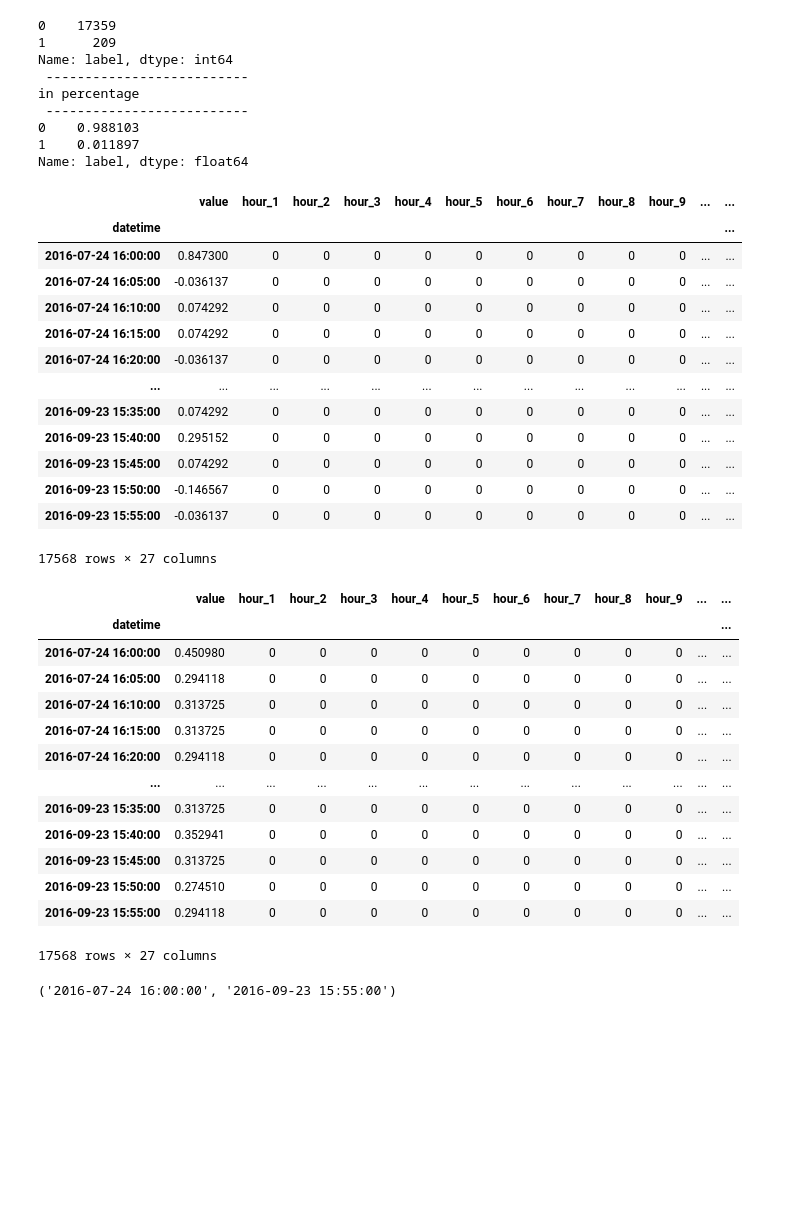
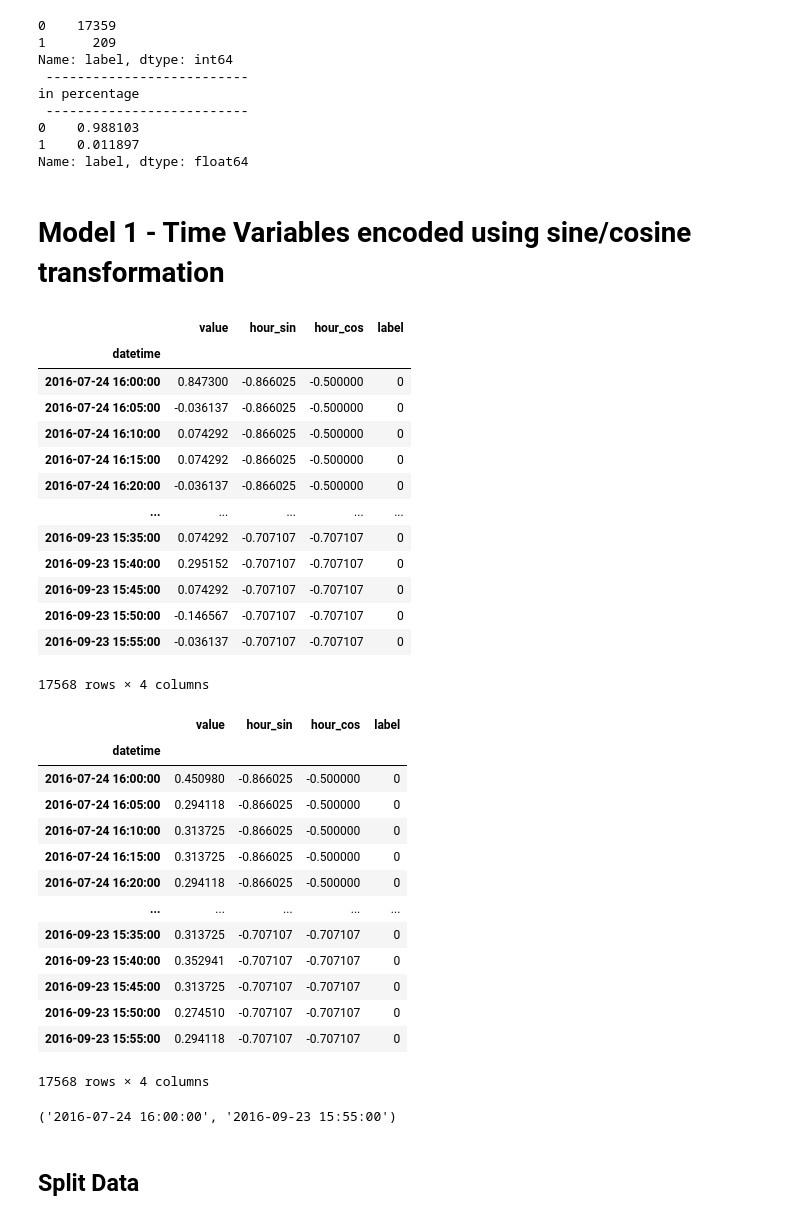
Before and after one commit to ChetanaRajabhoj/kagglex-project, a Jupyter notebook: notebooks/4.0-cr-model-1-autoencoder.ipynb, the cells around one changed output. Saved outputs shown, nothing was run; the diff lists cells and outputs as text; code cells hidden in the pictures; blank space fills up the shorter version.

```diff
--- a/notebooks/4.0-cr-model-1-autoencoder.ipynb
+++ b/notebooks/4.0-cr-model-1-autoencoder.ipynb
@@ -16,3 +19,6 @@ dfcpu = pd.read_csv('../data/processed/cpu4.csv')
+# %%
+# dfcpu = pd.read_csv('../data/processed/cpu4.csv')
+dfcpu = pd.read_csv('https://raw.githubusercontent.com/ChetanaRajabhoj/kagglex-project/main/data/processed/cpu4.csv')
 # %%
 dfcpu.columns
 # %% [output]
@@ -38,51 +44,52 @@ in percentage
 0    0.988103
 1    0.011897
 Name: label, dtype: float64
+# %% [markdown]
+# Model 1 - Time Variables encoded using sine/cosine transformation
 # %%
-columnlist = [ 'datetime','value',
-               'hour_1', 'hour_2', 'hour_3', 'hour_4','hour_5', 'hour_6', 'hour_7', 'hour_8', 'hour_9', 'hour_10',
-               'hour_11','hour_12', 'hour_13', 'hour_14', 'hour_15', 'hour_16', 'hour_17','hour_18', 'hour_19', 'hour_20',
-               'hour_21', 'hour_22', 'hour_23', 'hour_sin', 'hour_cos', 'label']
+columnlist = [ 'datetime','value', 'hour_sin', 'hour_cos', 'label']
 data = dfcpu[columnlist].copy().set_index('datetime')
 data
 # %% [output]
-|  | value | hour_1 | hour_2 | hour_3 | hour_4 | hour_5 | hour_6 | hour_7 | hour_8 | hour_9 | ... | ... |
-| datetime |  |  |  |  |  |  |  |  |  |  |  | ... |
-| 2016-07-24 16:00:00 | 0.847300 | 0 | 0 | 0 | 0 | 0 | 0 | 0 | 0 | 0 | ... | ... |
-| 2016-07-24 16:05:00 | -0.036137 | 0 | 0 | 0 | 0 | 0 | 0 | 0 | 0 | 0 | ... | ... |
-| 2016-07-24 16:10:00 | 0.074292 | 0 | 0 | 0 | 0 | 0 | 0 | 0 | 0 | 0 | ... | ... |
-| 2016-07-24 16:15:00 | 0.074292 | 0 | 0 | 0 | 0 | 0 | 0 | 0 | 0 | 0 | ... | ... |
-| 2016-07-24 16:20:00 | -0.036137 | 0 | 0 | 0 | 0 | 0 | 0 | 0 | 0 | 0 | ... | ... |
-| ... | ... | ... | ... | ... | ... | ... | ... | ... | ... | ... | ... | ... |
-| 2016-09-23 15:35:00 | 0.074292 | 0 | 0 | 0 | 0 | 0 | 0 | 0 | 0 | 0 | ... | ... |
-| 2016-09-23 15:40:00 | 0.295152 | 0 | 0 | 0 | 0 | 0 | 0 | 0 | 0 | 0 | ... | ... |
-| 2016-09-23 15:45:00 | 0.074292 | 0 | 0 | 0 | 0 | 0 | 0 | 0 | 0 | 0 | ... | ... |
-| 2016-09-23 15:50:00 | -0.146567 | 0 | 0 | 0 | 0 | 0 | 0 | 0 | 0 | 0 | ... | ... |
-| 2016-09-23 15:55:00 | -0.036137 | 0 | 0 | 0 | 0 | 0 | 0 | 0 | 0 | 0 | ... | ... |
+|  | value | hour_sin | hour_cos | label |
+| datetime |  |  |  |  |
+| 2016-07-24 16:00:00 | 0.847300 | -0.866025 | -0.500000 | 0 |
+| 2016-07-24 16:05:00 | -0.036137 | -0.866025 | -0.500000 | 0 |
+| 2016-07-24 16:10:00 | 0.074292 | -0.866025 | -0.500000 | 0 |
+| 2016-07-24 16:15:00 | 0.074292 | -0.866025 | -0.500000 | 0 |
+| 2016-07-24 16:20:00 | -0.036137 | -0.866025 | -0.500000 | 0 |
+| ... | ... | ... | ... | ... |
+| 2016-09-23 15:35:00 | 0.074292 | -0.707107 | -0.707107 | 0 |
+| 2016-09-23 15:40:00 | 0.295152 | -0.707107 | -0.707107 | 0 |
+| 2016-09-23 15:45:00 | 0.074292 | -0.707107 | -0.707107 | 0 |
+| 2016-09-23 15:50:00 | -0.146567 | -0.707107 | -0.707107 | 0 |
+| 2016-09-23 15:55:00 | -0.036137 | -0.707107 | -0.707107 | 0 |
-17568 rows × 27 columns
+17568 rows × 4 columns
 # %%
 scaler = MinMaxScaler(feature_range=(0, 1))
 data['value'] = scaler.fit_transform(data['value'].values.reshape(-1, 1))
 data
 # %% [output]
-|  | value | hour_1 | hour_2 | hour_3 | hour_4 | hour_5 | hour_6 | hour_7 | hour_8 | hour_9 | ... | ... |
-| datetime |  |  |  |  |  |  |  |  |  |  |  | ... |
-| 2016-07-24 16:00:00 | 0.450980 | 0 | 0 | 0 | 0 | 0 | 0 | 0 | 0 | 0 | ... | ... |
-| 2016-07-24 16:05:00 | 0.294118 | 0 | 0 | 0 | 0 | 0 | 0 | 0 | 0 | 0 | ... | ... |
-| 2016-07-24 16:10:00 | 0.313725 | 0 | 0 | 0 | 0 | 0 | 0 | 0 | 0 | 0 | ... | ... |
-| 2016-07-24 16:15:00 | 0.313725 | 0 | 0 | 0 | 0 | 0 | 0 | 0 | 0 | 0 | ... | ... |
-| 2016-07-24 16:20:00 | 0.294118 | 0 | 0 | 0 | 0 | 0 | 0 | 0 | 0 | 0 | ... | ... |
-| ... | ... | ... | ... | ... | ... | ... | ... | ... | ... | ... | ... | ... |
-| 2016-09-23 15:35:00 | 0.313725 | 0 | 0 | 0 | 0 | 0 | 0 | 0 | 0 | 0 | ... | ... |
-| 2016-09-23 15:40:00 | 0.352941 | 0 | 0 | 0 | 0 | 0 | 0 | 0 | 0 | 0 | ... | ... |
-| 2016-09-23 15:45:00 | 0.313725 | 0 | 0 | 0 | 0 | 0 | 0 | 0 | 0 | 0 | ... | ... |
-| 2016-09-23 15:50:00 | 0.274510 | 0 | 0 | 0 | 0 | 0 | 0 | 0 | 0 | 0 | ... | ... |
-| 2016-09-23 15:55:00 | 0.294118 | 0 | 0 | 0 | 0 | 0 | 0 | 0 | 0 | 0 | ... | ... |
+|  | value | hour_sin | hour_cos | label |
+| datetime |  |  |  |  |
+| 2016-07-24 16:00:00 | 0.450980 | -0.866025 | -0.500000 | 0 |
+| 2016-07-24 16:05:00 | 0.294118 | -0.866025 | -0.500000 | 0 |
+| 2016-07-24 16:10:00 | 0.313725 | -0.866025 | -0.500000 | 0 |
+| 2016-07-24 16:15:00 | 0.313725 | -0.866025 | -0.500000 | 0 |
+| 2016-07-24 16:20:00 | 0.294118 | -0.866025 | -0.500000 | 0 |
+| ... | ... | ... | ... | ... |
+| 2016-09-23 15:35:00 | 0.313725 | -0.707107 | -0.707107 | 0 |
+| 2016-09-23 15:40:00 | 0.352941 | -0.707107 | -0.707107 | 0 |
+| 2016-09-23 15:45:00 | 0.313725 | -0.707107 | -0.707107 | 0 |
+| 2016-09-23 15:50:00 | 0.274510 | -0.707107 | -0.707107 | 0 |
+| 2016-09-23 15:55:00 | 0.294118 | -0.707107 | -0.707107 | 0 |
-17568 rows × 27 columns
+17568 rows × 4 columns
 # %%
 data.index.min(),data.index.max()
 # %% [output]
 ('2016-07-24 16:00:00', '2016-09-23 15:55:00')
+# %% [markdown]
+## Split Data
 # %%
 train = data.loc[data.index < '2016-09-01']
 test = data.loc[data.index >= '2016-09-01']
```
Also changed, not shown: parts of 40 cells of this notebook.
